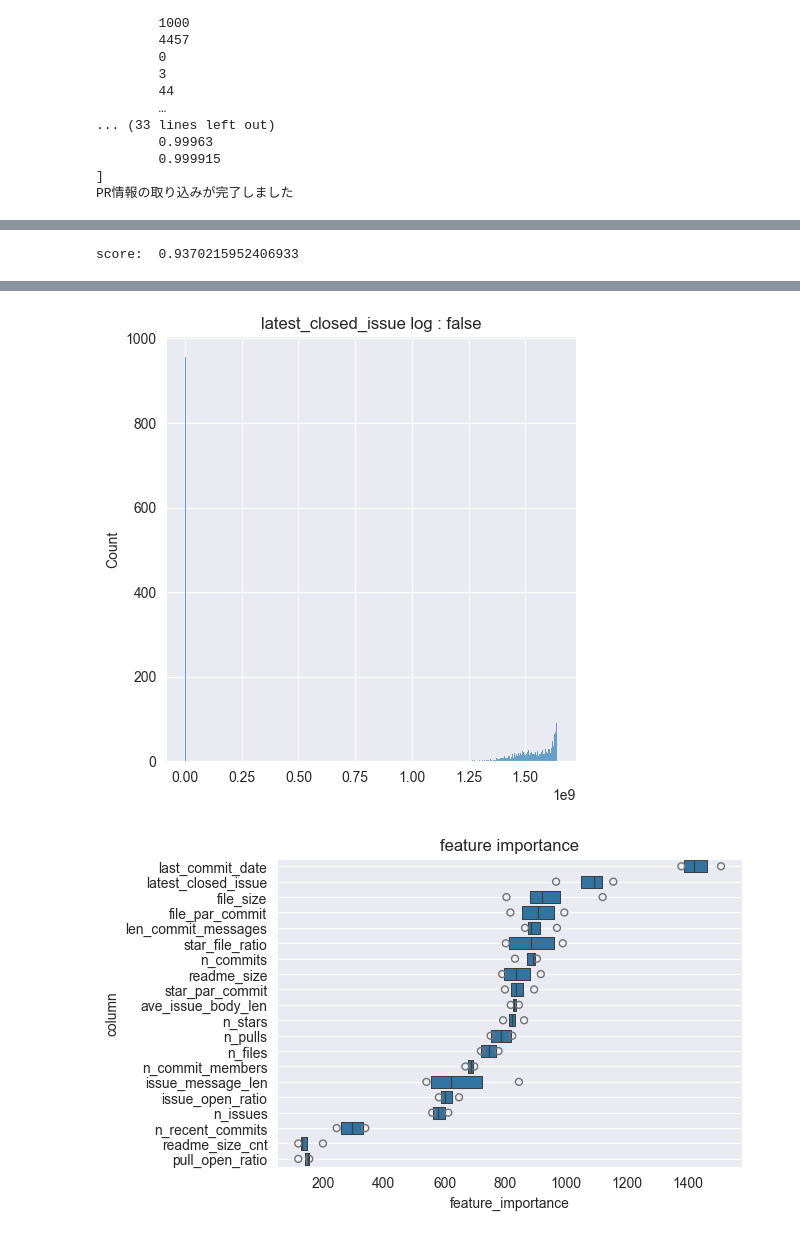
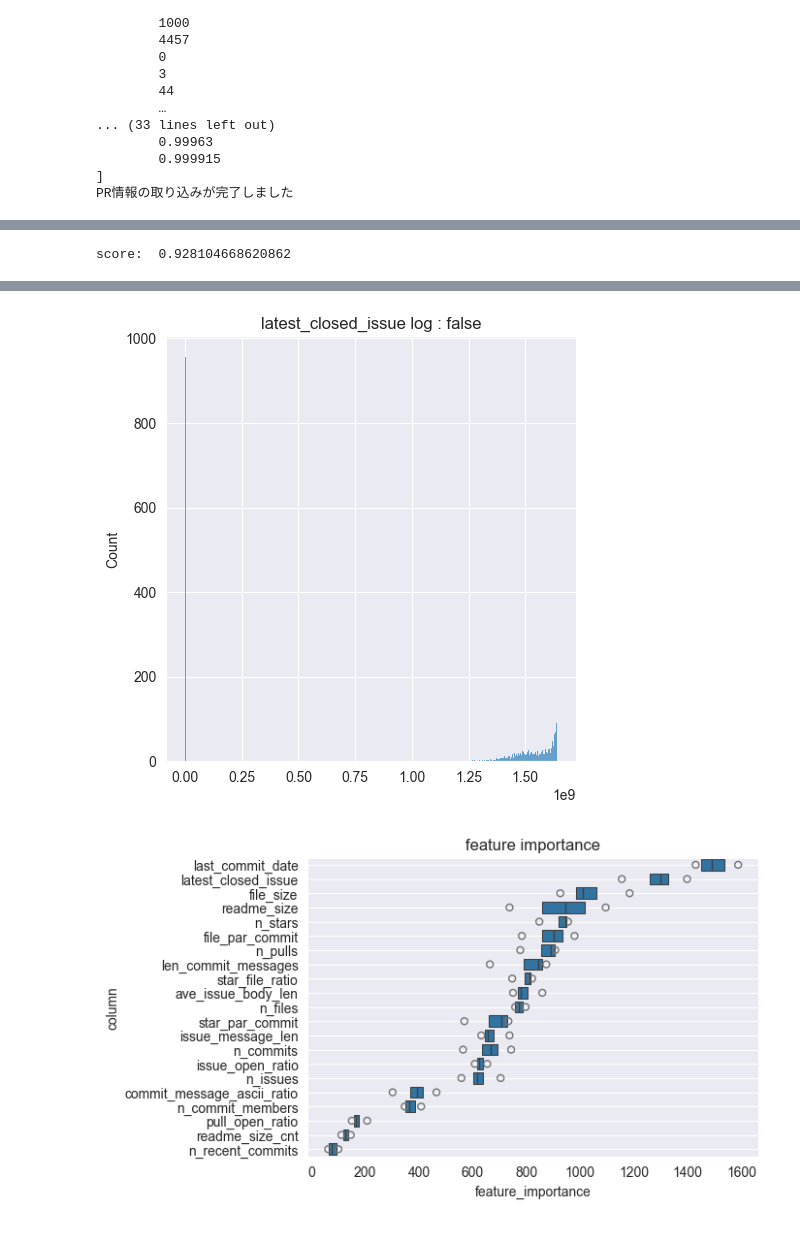
Before and after one commit to ZOI-dayo/traP-Nikkei-2025, a Jupyter notebook: main.ipynb, the cells around one changed output, grey strips where cells are left out. Saved outputs shown, nothing was run; the diff lists cells and outputs as text; code cells hidden in the pictures.

```diff
--- a/main.ipynb
+++ b/main.ipynb
@@ -124,7 +124,7 @@ with this one instead:
 # %%
 # コミット情報を読み取り
 print("コミット情報を読み取っています...")
-commits = pl.read_csv(DATA_DIR + 'commits_sampled_10.csv')
+commits = pl.read_csv(DATA_DIR + 'commits_sampled_1.csv')
 
 print("コミット情報を集計します...")
 
@@ -134,6 +134,7 @@ repo_commit_cnt = {}
 repo_latest_commit_date = {}
 repo_commit_members = {}
 repo_commit_message_sum = {}
+repo_commit_message_ascii_sum = {}
 repo_recent_commit_cnt = {}
 
 for row in commits.iter_rows(named=True):
@@ -152,6 +153,7 @@ for row in commits.iter_rows(named=True):
                                                                                                 0) + 1
         if row["message"] is not None:
             repo_commit_message_sum[repo_name] = repo_commit_message_sum.get(repo_name, 0) + len(row["message"])
+            repo_commit_message_ascii_sum[repo_name] = repo_commit_message_ascii_sum.get(repo_name, 0) + len(list(filter(lambda c : str(c).isascii(), list(row["message"]))))
         if date > 1640995200 - 31 * 24 * 60 * 60:  # 2022/1/1 = 1640995200
             repo_recent_commit_cnt[repo_name] = repo_recent_commit_cnt.get(repo_name, 0) + 1
 
@@ -163,6 +165,12 @@ repo_commit_members_df = pl.DataFrame(
 )
 repo_commit_message_sum_df = pl.DataFrame(
     {"repo_url": repo_commit_message_sum.keys(), "len_commit_messages": repo_commit_message_sum.values()}
+)
+repo_commit_message_ascii_ratio_df = pl.DataFrame(
+    {
+        "repo_url": repo_commit_message_ascii_sum.keys(),
+        "len_commit_message_ascii": repo_commit_message_ascii_sum.values()
+    }
 )
 repo_recent_commit_cnt_df = pl.DataFrame(
     {"repo_url": repo_recent_commit_cnt.keys(), "n_recent_commits": repo_recent_commit_cnt.values()}
@@ -185,6 +193,9 @@ test_merged = test_merged.join(repo_commit_members_df, on='repo_url', how='left'
 train_merged = train_merged.join(repo_commit_message_sum_df, on='repo_url', how='left')
 test_merged = test_merged.join(repo_commit_message_sum_df, on='repo_url', how='left')
 
+train_merged = train_merged.join(repo_commit_message_ascii_ratio_df, on='repo_url', how='left')
+test_merged = test_merged.join(repo_commit_message_ascii_ratio_df, on='repo_url', how='left')
+
 train_merged = train_merged.join(repo_recent_commit_cnt_df, on='repo_url', how='left')
 test_merged = test_merged.join(repo_recent_commit_cnt_df, on='repo_url', how='left')
 
@@ -256,8 +267,10 @@ test_merged = add_col(test_merged, "issue_open_ratio", test_merged["n_open_issue
 train_merged = train_merged.join(issue_message_len_df, on='repo_id', how='left')
 test_merged = test_merged.join(issue_message_len_df, on='repo_id', how='left')
 
-train_merged = add_col(train_merged, "ave_issue_body_len", train_merged["issue_message_len"] / train_merged["n_issues"]).fill_null(0).fill_nan(0)
-test_merged = add_col(test_merged, "ave_issue_body_len", test_merged["issue_message_len"] / test_merged["n_issues"]).fill_null(0).fill_nan(0)
+train_merged = add_col(train_merged, "ave_issue_body_len",
+                       train_merged["issue_message_len"] / train_merged["n_issues"]).fill_null(0).fill_nan(0)
+test_merged = add_col(test_merged, "ave_issue_body_len",
+                      test_merged["issue_message_len"] / test_merged["n_issues"]).fill_null(0).fill_nan(0)
 
 print("issue情報の取り込みが完了しました")
 # %% [output]
@@ -393,6 +406,9 @@ import math
 # test_merged = add_col(test_merged, "n_issues_log", test_merged["n_issues"].map_elements(math.log))
 # train_merged["n_issues_log"] = train_merged["n_issues"].apply(math.log)
 # test_merged["n_issues_log"] = test_merged["n_issues"].apply(math.log)
+# %%
+train_merged = add_col(train_merged, "commit_message_ascii_ratio", train_merged["len_commit_message_ascii"] / train_merged["len_commit_messages"])
+test_merged = add_col(test_merged, "commit_message_ascii_ratio", test_merged["len_commit_message_ascii"] / test_merged["len_commit_messages"])
 # %%
 
 import seaborn as sns
@@ -428,7 +444,7 @@ kf = KFold(n_splits=4, shuffle=True, random_state=34)
 use_cols = ["n_stars", "n_files", "star_file_ratio", "n_commits", "file_par_commit", "last_commit_date",
             "n_commit_members", "n_issues", "n_pulls", "readme_size", "readme_size_cnt", "latest_closed_issue",
             "file_size", "issue_open_ratio", "pull_open_ratio", "len_commit_messages", "star_par_commit",
-            "n_recent_commits", "issue_message_len", "ave_issue_body_len"]
+            "n_recent_commits", "issue_message_len", "ave_issue_body_len", "commit_message_ascii_ratio"]
 target_col = "active"
 
 for train_index, valid_index in kf.split(train_merged):
@@ -634,7 +650,7 @@ You can set `force_col_wise=true` to remove the overhead.
 [LightGBM] [Info] [binary:BoostFromScore]: pavg=0.268911 -> initscore=-1.000157
 [LightGBM] [Info] Start training from score -1.000157
-score:  0.9370215952406933
+score:  0.928104668620862
 [figure]
 [figure]
 [figure]
-[figure, old version]
+[figure, new version]
```
Also changed, not shown: parts of 2 cells of this notebook, 1 other file.
